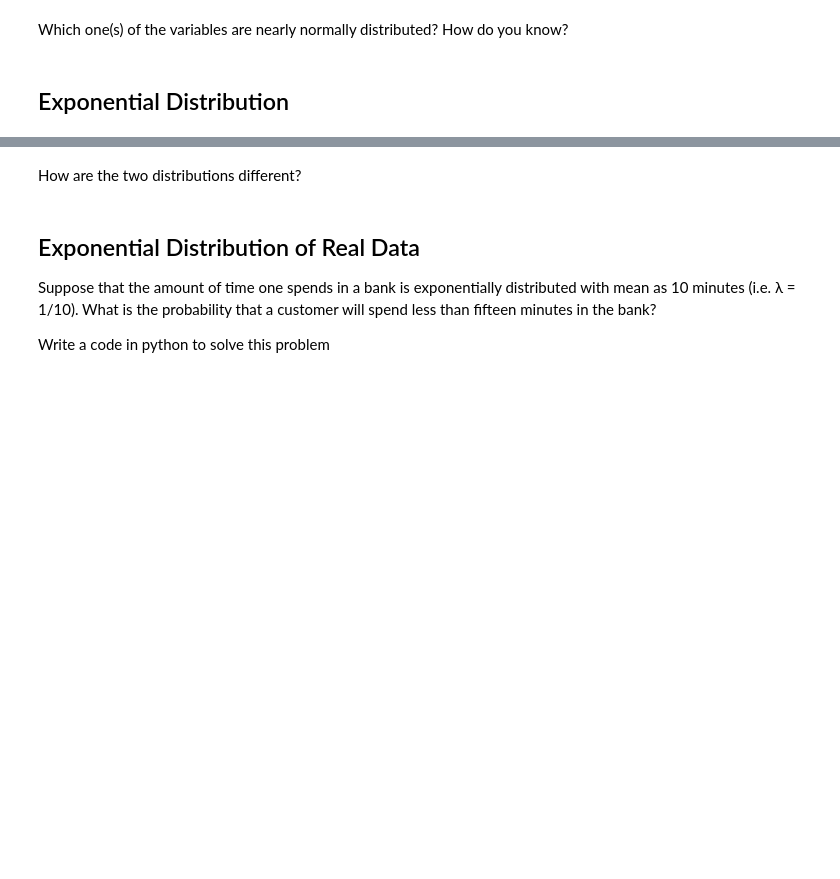
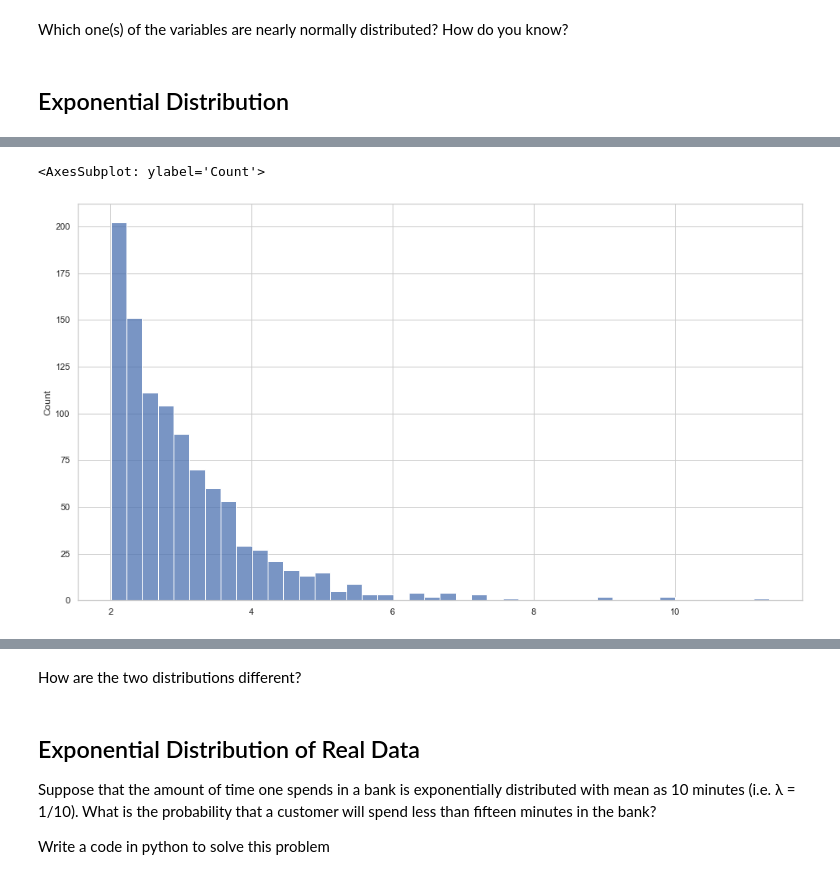
Before and after one commit to Ironhack-data-bcn-january-2023/lab-continuous-probability-distributions, a Jupyter notebook: your-code/main.ipynb, the cells around one changed output, grey strips where cells are left out. Drawn from its saved outputs; the diff is of its cells as text; code cells hidden in the pictures; blank space fills up the shorter version.

```diff
--- a/your-code/main.ipynb
+++ b/your-code/main.ipynb
@@ -206,0 +222,15 @@ Your output should look like below:
+# %%
+mu1=2
+mu2=200
+
+rand_exp1=expon(mu1)
+rand_exp2=expon(mu2)
+# %%
+sample_exp1 = rand_exp1.rvs(1000)
+
+sample_exp2 = rand_exp2.rvs(1000)
+# %%
+sns.histplot(x=sample_exp1)
+# %% [output]
+<AxesSubplot: ylabel='Count'>
+[figure, added]
```
Also changed, not shown: parts of 12 cells of this notebook.
